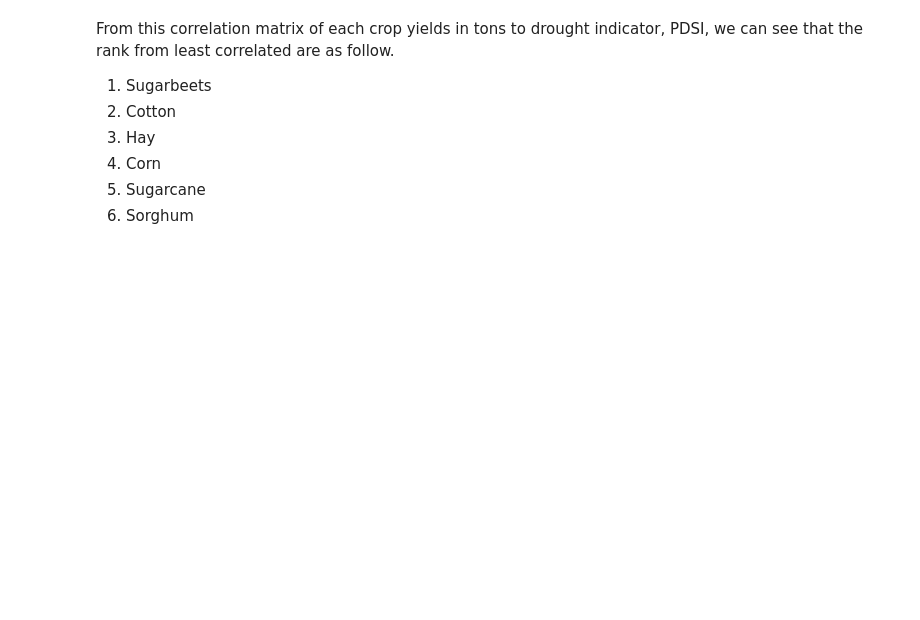
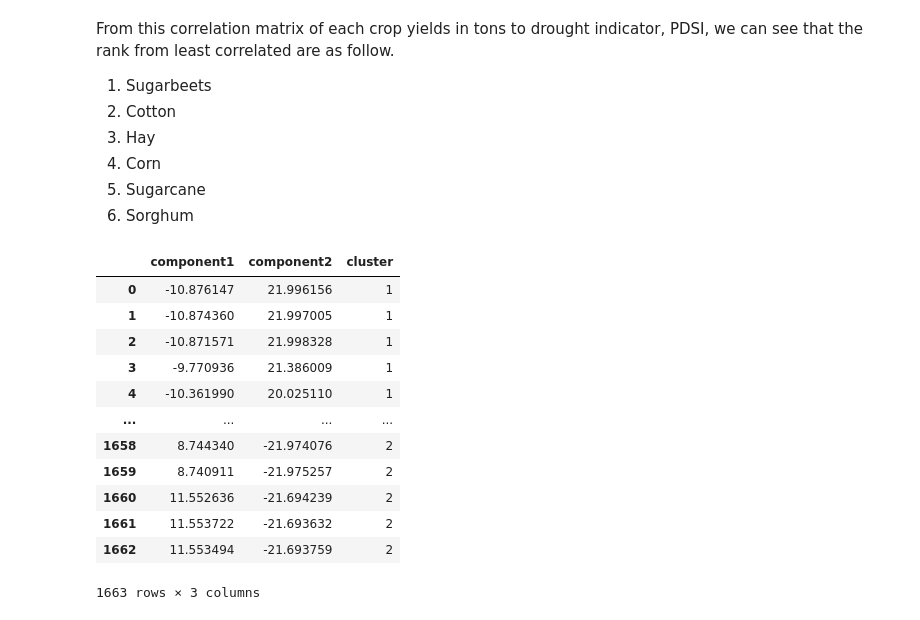
Before and after one commit to srilekha-sikhinam/SIADS-591_592, a Jupyter notebook: drought_crop.ipynb, the cells around one changed output. Cells and saved outputs as stored; diff of their text form; code cells hidden in the pictures; blank space fills up the shorter version.

Commit message:
add state clustering using kmean

```diff
--- a/drought_crop.ipynb
+++ b/drought_crop.ipynb
@@ -811,3 +818,44 @@ From this correlation matrix of each crop yields in tons to drought indicator, P
 4. Corn
 5. Sugarcane
 6. Sorghum
+# %%
+# scaled features
+df_clustering = df.copy()
+df_clustering = df[['State','pdsi', 'temp', 'precip']]
+X = StandardScaler().fit_transform(df_clustering.iloc[:,1:])
+df_scaled = pd.DataFrame(X, columns=['pdsi', 'temp', 'precip'])
+
+# label encoding
+states = df_clustering.State.tolist()
+state_label = LabelEncoder().fit_transform(states)
+
+# merge label with scaled features
+df_scaled['state_label'] = state_label
+# %%
+# using kmean clustering to find state cluster based on variables
+kmeans = KMeans(n_clusters=5, init='k-means++', max_iter=300, random_state=0).fit(df_scaled)
+
+embedding = MDS(n_components=2)
+mds = pd.DataFrame(embedding.fit_transform(df_scaled), columns = ['component1','component2'])
+mds['cluster'] = kmeans.predict(df_scaled)
+
+# sns.scatterplot(data=mds, x = "component1", y="component2", hue="cluster")
+
+# df_scaled['clustering'] = kmeans.predict(df_scaled)
+# df_scaled['State'] = df_clustering['State']
+# df_scaled
+mds
+# %% [output]
+|  | component1 | component2 | cluster |
+| 0 | -10.876147 | 21.996156 | 1 |
+| 1 | -10.874360 | 21.997005 | 1 |
+| 2 | -10.871571 | 21.998328 | 1 |
+| 3 | -9.770936 | 21.386009 | 1 |
+| 4 | -10.361990 | 20.025110 | 1 |
+| ... | ... | ... | ... |
+| 1658 | 8.744340 | -21.974076 | 2 |
+| 1659 | 8.740911 | -21.975257 | 2 |
+| 1660 | 11.552636 | -21.694239 | 2 |
+| 1661 | 11.553722 | -21.693632 | 2 |
+| 1662 | 11.553494 | -21.693759 | 2 |
+1663 rows × 3 columns
```
Also changed, not shown: parts of 12 cells of this notebook.
